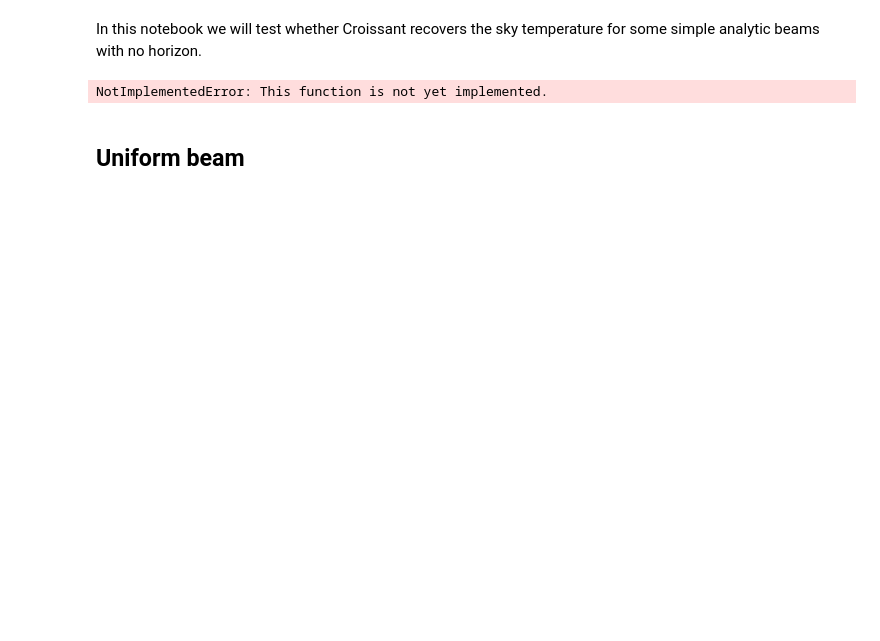
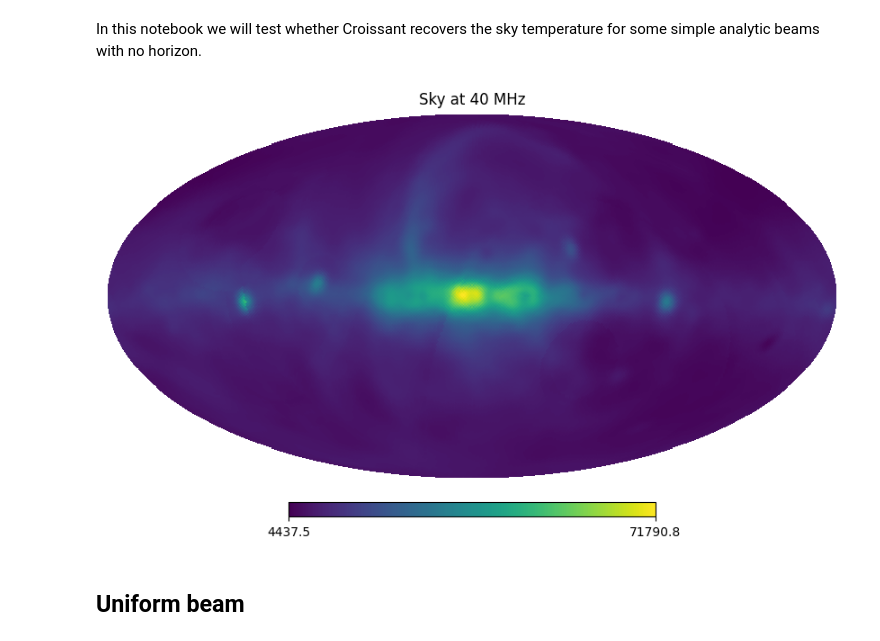
Before and after one commit to christianhbye/croissant, a Jupyter notebook: notebooks/test_analytic_beams.ipynb, the cells around one changed output. Drawn from its saved outputs; the diff is of its cells as text; code cells hidden in the pictures; blank space fills up the shorter version.

```diff
--- a/notebooks/test_analytic_beams.ipynb
+++ b/notebooks/test_analytic_beams.ipynb
@@ -15,15 +15,15 @@ import croissant as cro
 # %%
 gsm = GlobalSkyModel16(
     freq_unit="MHz", data_unit="TRJ", resolution="lo", include_cmb=True
 )
 freq = np.linspace(40, 80, 41)
 sky_map = gsm.generate(freq)
 lmax = 32
 nside = 64
-sky = cro.Sky(sky_map, freq, lmax=lmax)
+sky = cro.Sky(sky_map, freq)
 hp.mollview(sky.data[0], title=f"Sky at {freq[0]:.0f} MHz")
 # %% [output]
-NotImplementedError: This function is not yet implemented.
+[figure, added]
 # %% [markdown]
 ## Uniform beam
 # %%
```
Also changed, not shown: parts of 7 cells of this notebook.
